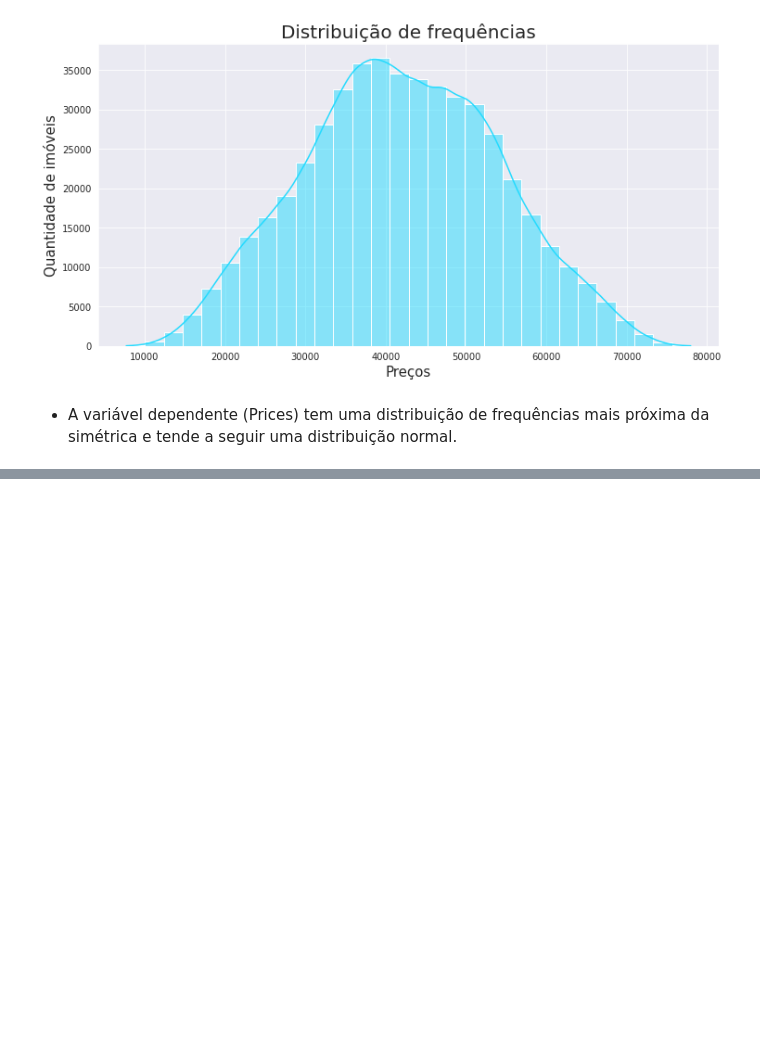
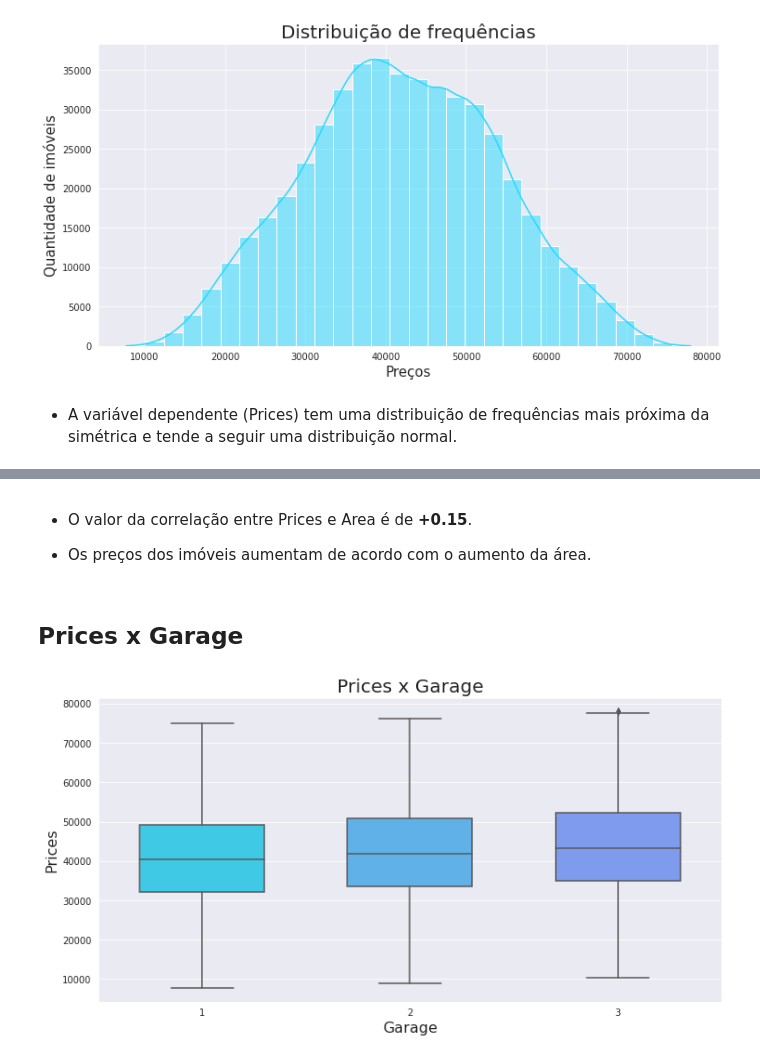
Before and after one commit to Tathy/Precificacao-imoveis, a Jupyter notebook: Precificacao_de_imoveis.ipynb, the cells around one changed output, grey strips where cells are left out. Saved outputs shown, nothing was run; the diff lists cells and outputs as text; code cells hidden in the pictures; blank space fills up the shorter version.

```diff
--- a/Precificacao_de_imoveis.ipynb
+++ b/Precificacao_de_imoveis.ipynb
@@ -149,0 +191,17 @@ plt.show()
+# %% [markdown]
+* O valor da correlação entre Prices e Area é de **+0.15**.
+
+* Os preços dos imóveis aumentam de acordo com o aumento da área.
+# %% [markdown]
+## Prices x Garage
+# %%
+ax = sns.boxplot(data = dados, x = 'Garage', y = 'Prices', width = 0.6)
+
+ax.figure.set_size_inches(12,6)
+ax.set_title('Prices x Garage', fontsize = 20)
+ax.set_ylabel('Prices', fontsize = 16)
+ax.set_xlabel('Garage', fontsize = 16)
+
+plt.show()
+# %% [output]
+[figure, added]
```
Also changed, not shown: parts of 93 cells of this notebook.
